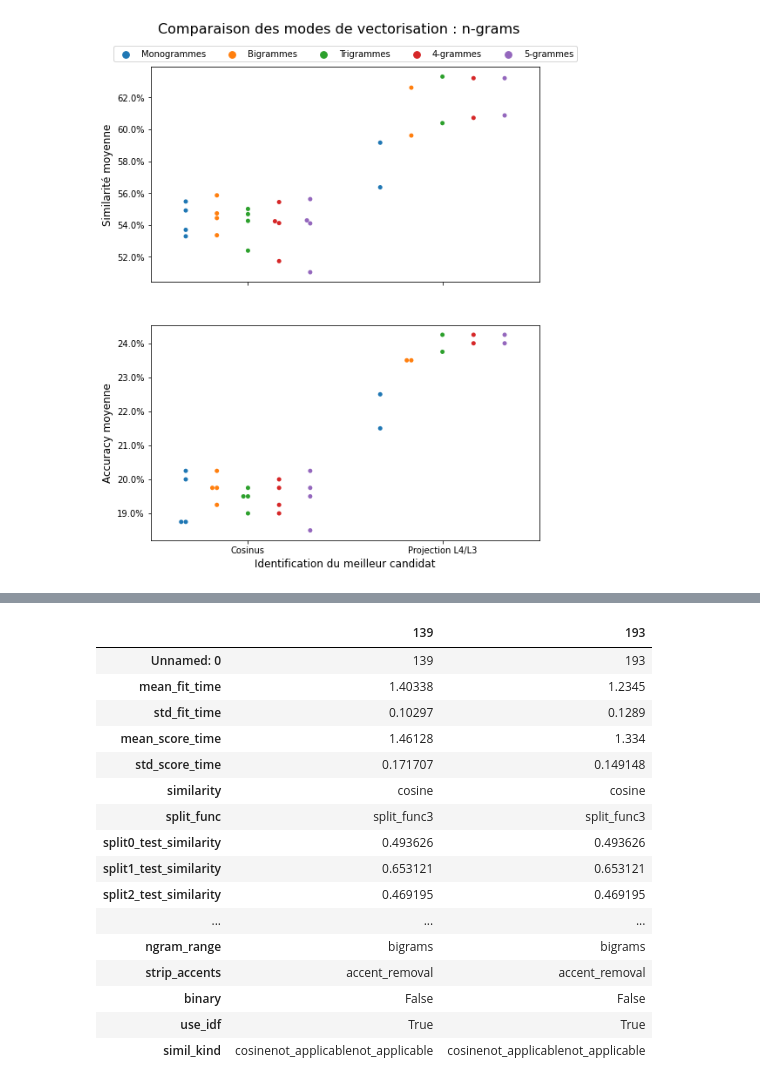
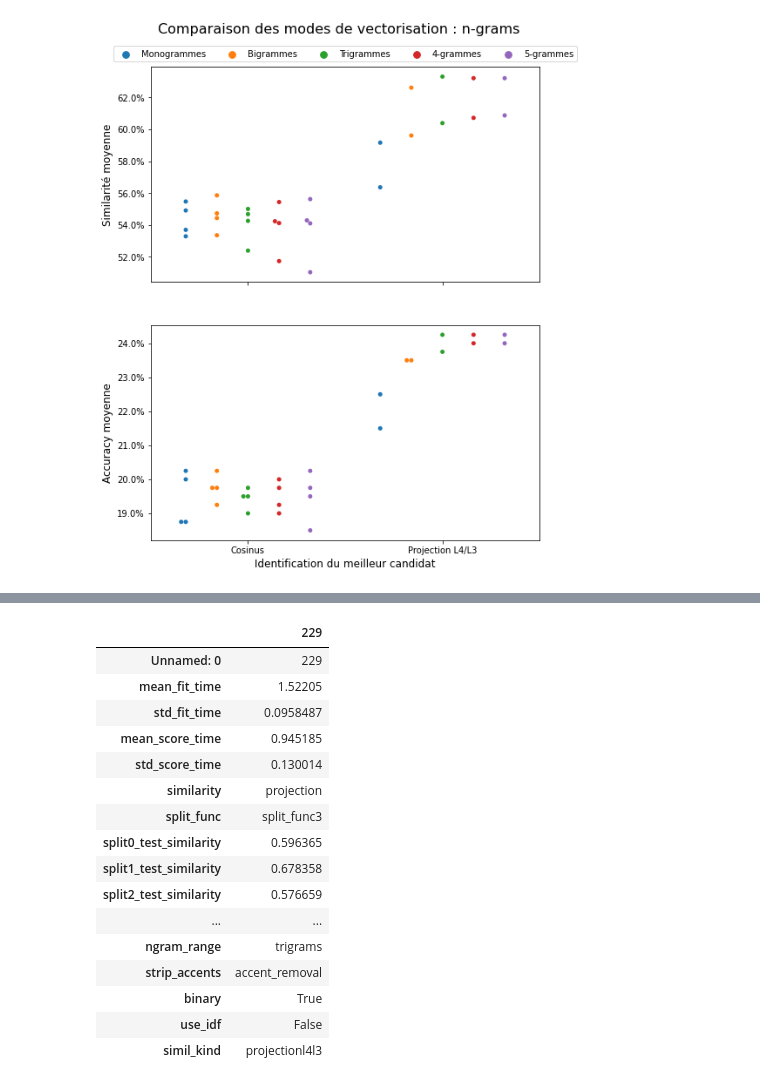
Before and after one commit to UltraDiuve/PIM-Recognizer, a Jupyter notebook: report/notebooks/model_tuning.ipynb, the cells around one changed output, grey strips where cells are left out. Cells and saved outputs as stored; diff of their text form; code cells hidden in the pictures.

```diff
--- a/report/notebooks/model_tuning.ipynb
+++ b/report/notebooks/model_tuning.ipynb
@@ -1419,21 +1427,21 @@ fig.savefig(Path('..') / 'img' / 'tuning_embedding.png', bbox_inches='tight')
 # %%
-verif_df = result_df.loc[result_df['similarity'] == 'cosine']
+verif_df = result_df.loc[result_df['similarity'] == 'projection']
 verif_df.loc[verif_df['mean_test_similarity'] == verif_df['mean_test_similarity'].max()].T
 # %% [output]
-|  | 139 | 193 |
-| Unnamed: 0 | 139 | 193 |
-| mean_fit_time | 1.40338 | 1.2345 |
-| std_fit_time | 0.10297 | 0.1289 |
-| mean_score_time | 1.46128 | 1.334 |
-| std_score_time | 0.171707 | 0.149148 |
-| similarity | cosine | cosine |
-| split_func | split_func3 | split_func3 |
-| split0_test_similarity | 0.493626 | 0.493626 |
-| split1_test_similarity | 0.653121 | 0.653121 |
-| split2_test_similarity | 0.469195 | 0.469195 |
-| ... | ... | ... |
-| ngram_range | bigrams | bigrams |
-| strip_accents | accent_removal | accent_removal |
-| binary | False | False |
-| use_idf | True | True |
-| simil_kind | cosinenot_applicablenot_applicable | cosinenot_applicablenot_applicable |
+|  | 229 |
+| Unnamed: 0 | 229 |
+| mean_fit_time | 1.52205 |
+| std_fit_time | 0.0958487 |
+| mean_score_time | 0.945185 |
+| std_score_time | 0.130014 |
+| similarity | projection |
+| split_func | split_func3 |
+| split0_test_similarity | 0.596365 |
+| split1_test_similarity | 0.678358 |
+| split2_test_similarity | 0.576659 |
+| ... | ... |
+| ngram_range | trigrams |
+| strip_accents | accent_removal |
+| binary | True |
+| use_idf | False |
+| simil_kind | projectionl4l3 |
```
Also changed, not shown: parts of 21 cells of this notebook, 3 other files.
